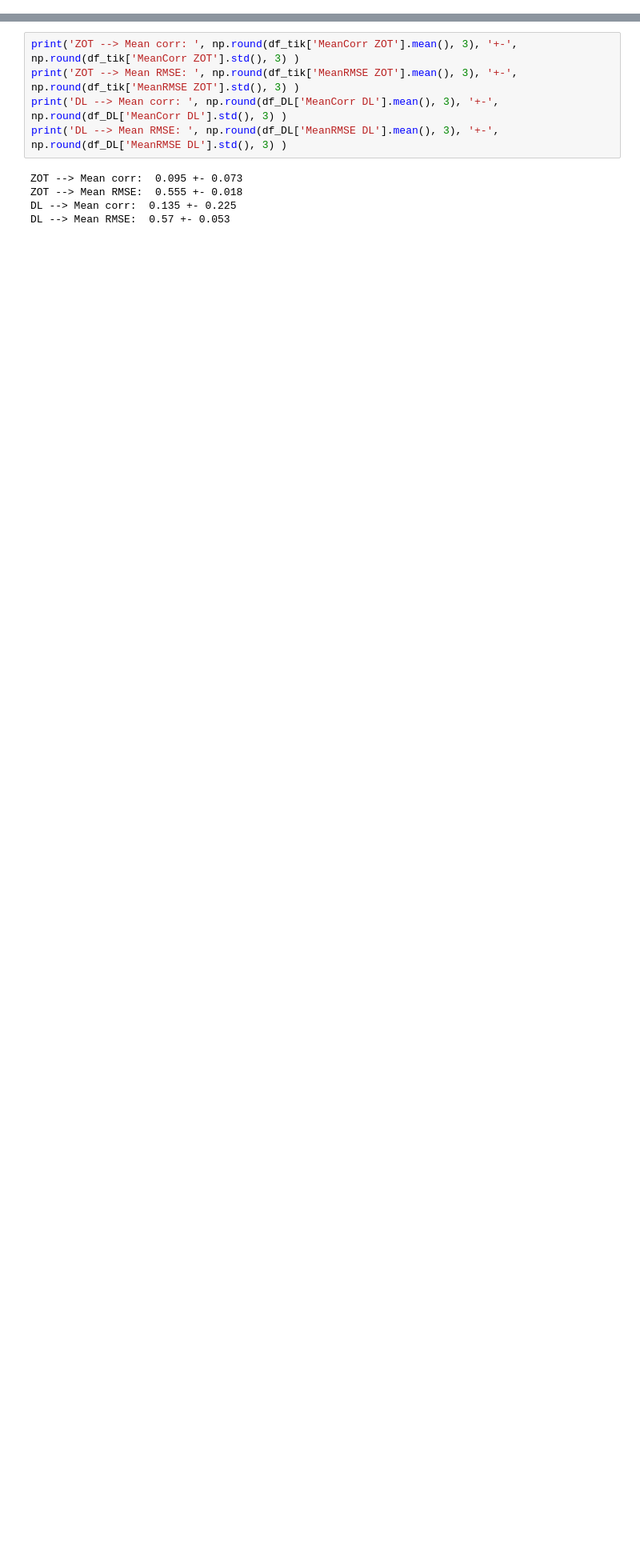
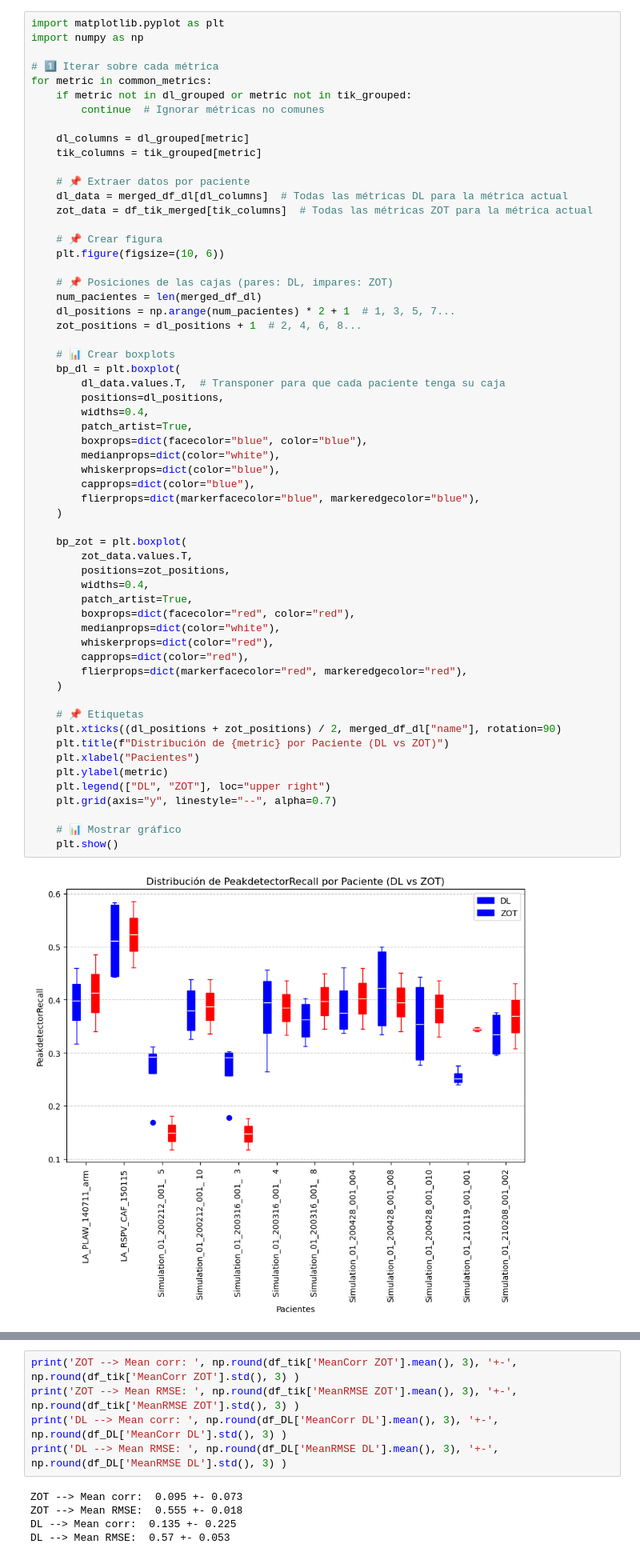
Before and after one commit to miriamgf/egm_reconstruction, a Jupyter notebook: Code/scripts/evaluation/report_evaluate_test.ipynb, the cells around one changed output, grey strips where cells are left out. Shown at 80% size. Drawn from its saved outputs; the diff is of its cells as text; blank space fills up the shorter version.

```diff
--- a/Code/scripts/evaluation/report_evaluate_test.ipynb
+++ b/Code/scripts/evaluation/report_evaluate_test.ipynb
@@ -48,0 +232,61 @@ DL --> Mean RMSE:  0.57 +- 0.053
+# %%
+import matplotlib.pyplot as plt
+import numpy as np
+
+# 1️⃣ Iterar sobre cada métrica
+for metric in common_metrics:
+    if metric not in dl_grouped or metric not in tik_grouped:
+        continue  # Ignorar métricas no comunes
+
+    dl_columns = dl_grouped[metric]
+    tik_columns = tik_grouped[metric]
+
+    # 📌 Extraer datos por paciente
+    dl_data = merged_df_dl[dl_columns]  # Todas las métricas DL para la métrica actual
+    zot_data = df_tik_merged[tik_columns]  # Todas las métricas ZOT para la métrica actual
+
+    # 📌 Crear figura
+    plt.figure(figsize=(10, 6))
+
+    # 📌 Posiciones de las cajas (pares: DL, impares: ZOT)
+    num_pacientes = len(merged_df_dl)
+    dl_positions = np.arange(num_pacientes) * 2 + 1  # 1, 3, 5, 7...
+    zot_positions = dl_positions + 1  # 2, 4, 6, 8...
+
+    # 📊 Crear boxplots
+    bp_dl = plt.boxplot(
+        dl_data.values.T,  # Transponer para que cada paciente tenga su caja
+        positions=dl_positions,
+        widths=0.4,
+        patch_artist=True,
+        boxprops=dict(facecolor="blue", color="blue"),
+        medianprops=dict(color="white"),
+        whiskerprops=dict(color="blue"),
+        capprops=dict(color="blue"),
+        flierprops=dict(markerfacecolor="blue", markeredgecolor="blue"),
+    )
+
+    bp_zot = plt.boxplot(
+        zot_data.values.T,
+        positions=zot_positions,
+        widths=0.4,
+        patch_artist=True,
+        boxprops=dict(facecolor="red", color="red"),
+        medianprops=dict(color="white"),
+        whiskerprops=dict(color="red"),
+        capprops=dict(color="red"),
+        flierprops=dict(markerfacecolor="red", markeredgecolor="red"),
+    )
+
+    # 📌 Etiquetas
+    plt.xticks((dl_positions + zot_positions) / 2, merged_df_dl["name"], rotation=90)
+    plt.title(f"Distribución de {metric} por Paciente (DL vs ZOT)")
+    plt.xlabel("Pacientes")
+    plt.ylabel(metric)
+    plt.legend(["DL", "ZOT"], loc="upper right")
+    plt.grid(axis="y", linestyle="--", alpha=0.7)
+
+    # 📊 Mostrar gráfico
+    plt.show()
+# %% [output]
+[figure, added]
```
Also changed, not shown: parts of 26 cells of this notebook, 16 other files.
